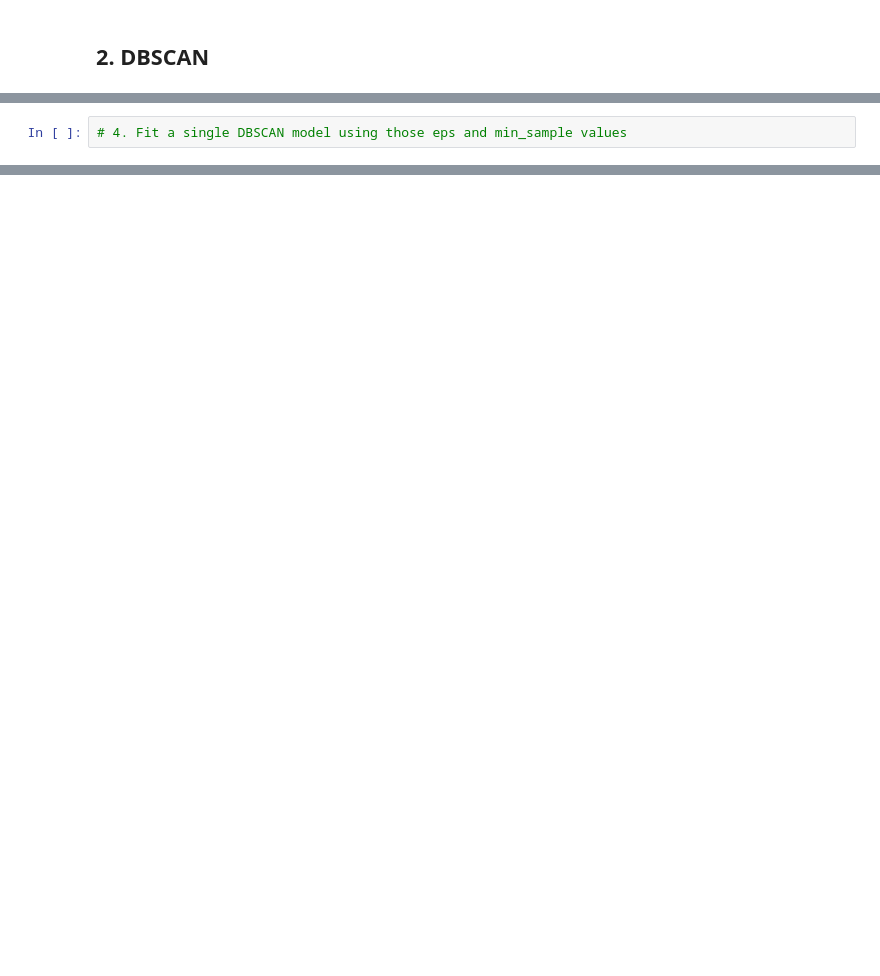
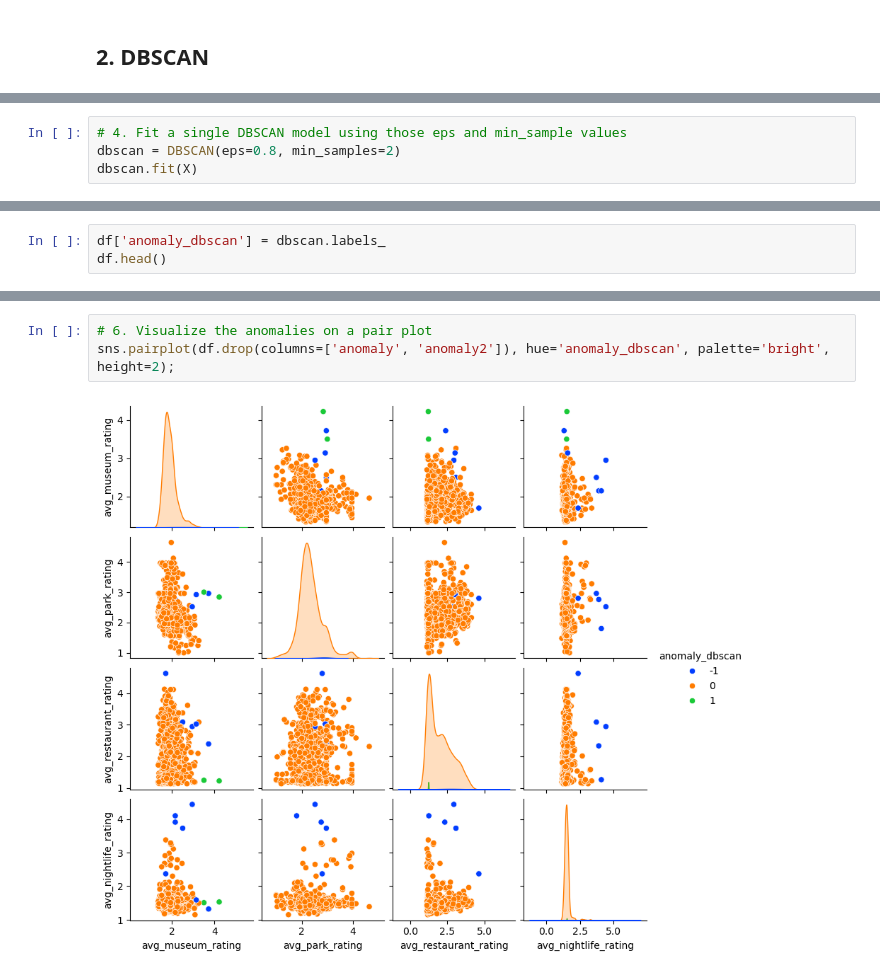
Before and after one commit to Camiloesp/PythonDataScience_UnsupervisedML, a Jupyter notebook: Course Assignment Notebooks/section06_anomaly_detection_assignments.ipynb, the cells around one changed output, grey strips where cells are left out. Drawn from its saved outputs; the diff is of its cells as text; blank space fills up the shorter version.

Commit message:
DBSCAN Exercise

```diff
--- a/Course Assignment Notebooks/section06_anomaly_detection_assignments.ipynb
+++ b/Course Assignment Notebooks/section06_anomaly_detection_assignments.ipynb
@@ -119,2 +168,4 @@ KeyError: 'anomaly'
 # %%
 # 4. Fit a single DBSCAN model using those eps and min_sample values
+dbscan = DBSCAN(eps=0.8, min_samples=2)
+dbscan.fit(X)
@@ -122,0 +204,3 @@ KeyError: 'anomaly'
+# %%
+df['anomaly_dbscan'] = dbscan.labels_
+df.head()
@@ -122,0 +225,5 @@ KeyError: 'anomaly'
+# %%
+# 6. Visualize the anomalies on a pair plot
+sns.pairplot(df.drop(columns=['anomaly', 'anomaly2']), hue='anomaly_dbscan', palette='bright', height=2);
+# %% [output]
+[figure, added]
```
Also changed, not shown: parts of 12 cells of this notebook, 1 other file.
